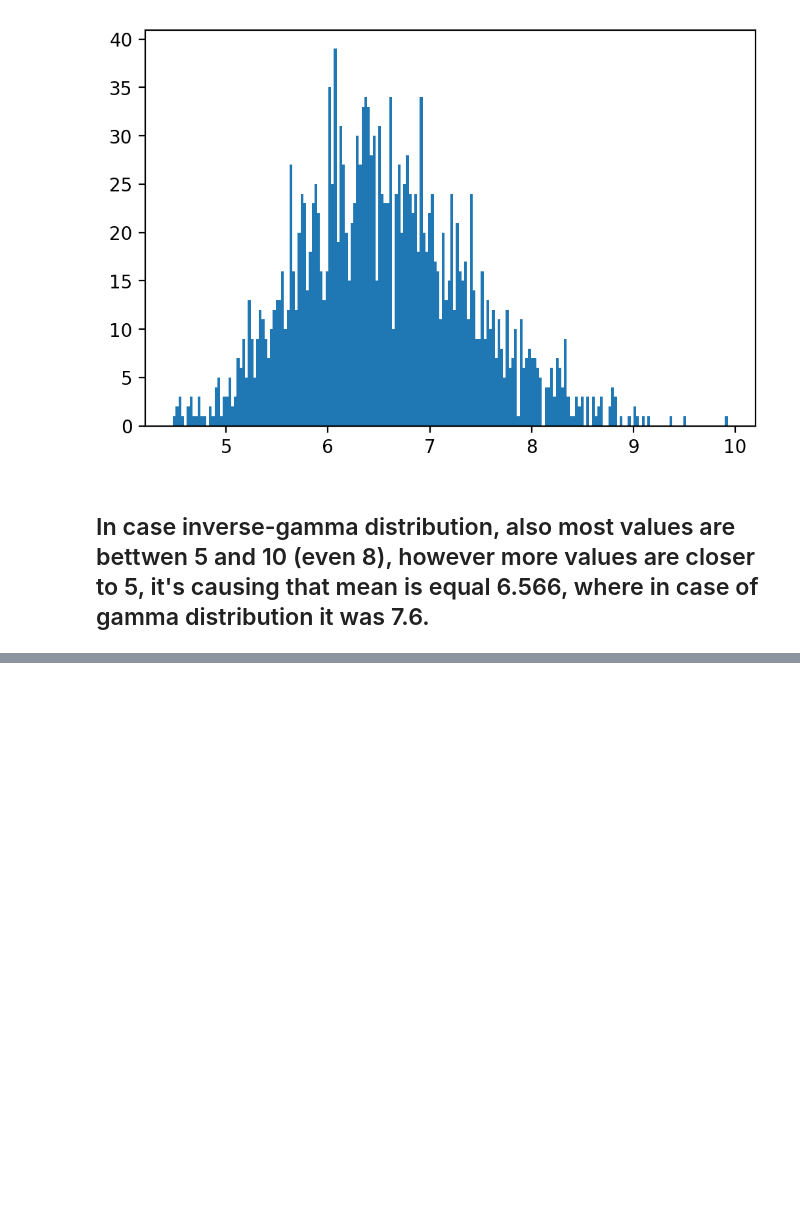
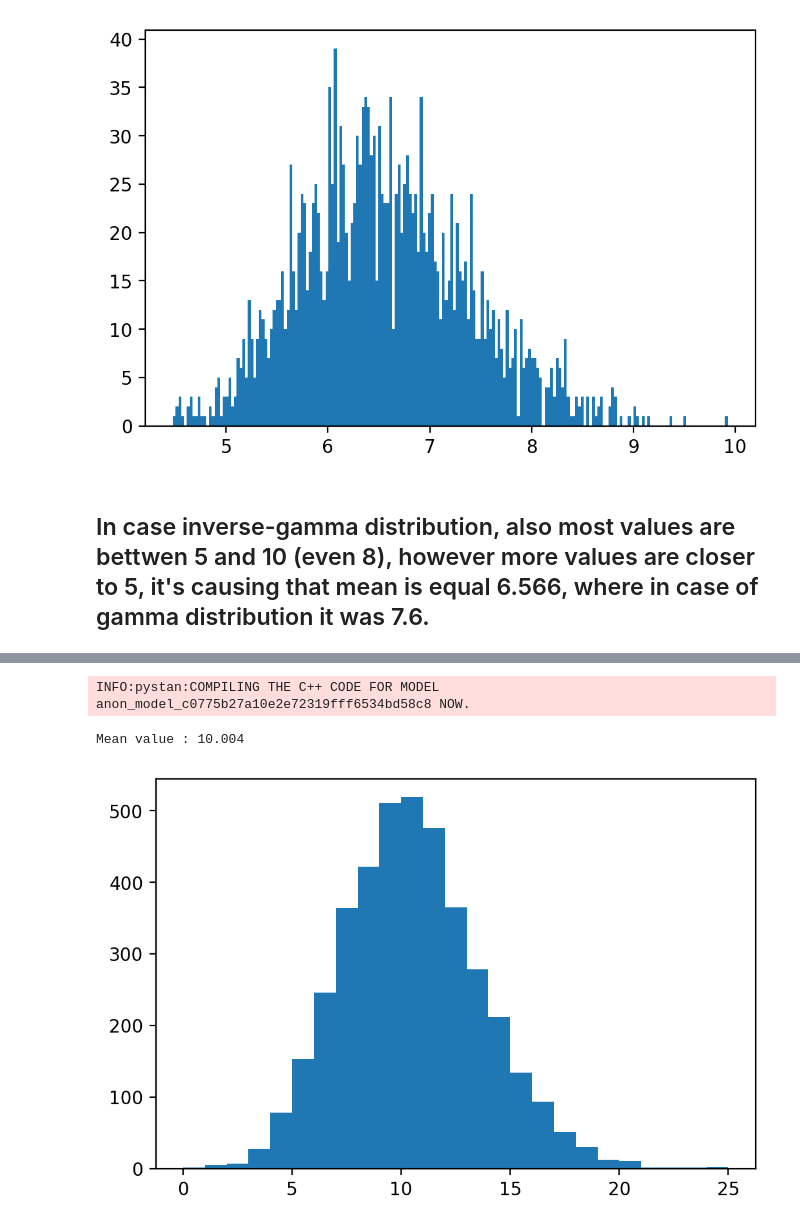
Before and after one commit to adrianmo14857/Data_Analytics, a Jupyter notebook: lab3/DA_lab3.ipynb, the cells around one changed output, grey strips where cells are left out. Cells and saved outputs as stored; diff of their text form; code cells hidden in the pictures; blank space fills up the shorter version.

```diff
--- a/lab3/DA_lab3.ipynb
+++ b/lab3/DA_lab3.ipynb
@@ -244,0 +343,20 @@ Mean value : 6.566
+# %%
+poisson_model=stan_utility.compile_model('poisson.stan')
+# %% [output]
+INFO:pystan:COMPILING THE C++ CODE FOR MODEL anon_model_c0775b27a10e2e72319fff6534bd58c8 NOW.
+# %%
+data=dict(lam=10)
+poisson_sample = poisson_model.sampling(data=data,
+                            seed=1052020,
+                            algorithm="Fixed_param",
+                            iter=1000,
+                            warmup=0)
+
+params_poisson=poisson_sample.extract()
+poissonSamplingHist=plt.hist(params_poisson['y'], bins=25)
+
+mean_y = np.mean(params_poisson['y'])
+print('Mean value : {:5.3f}'.format(mean_y))
+# %% [output]
+Mean value : 10.004
+[figure, added]
```
Also changed, not shown: parts of 20 cells of this notebook, 10 other files.
